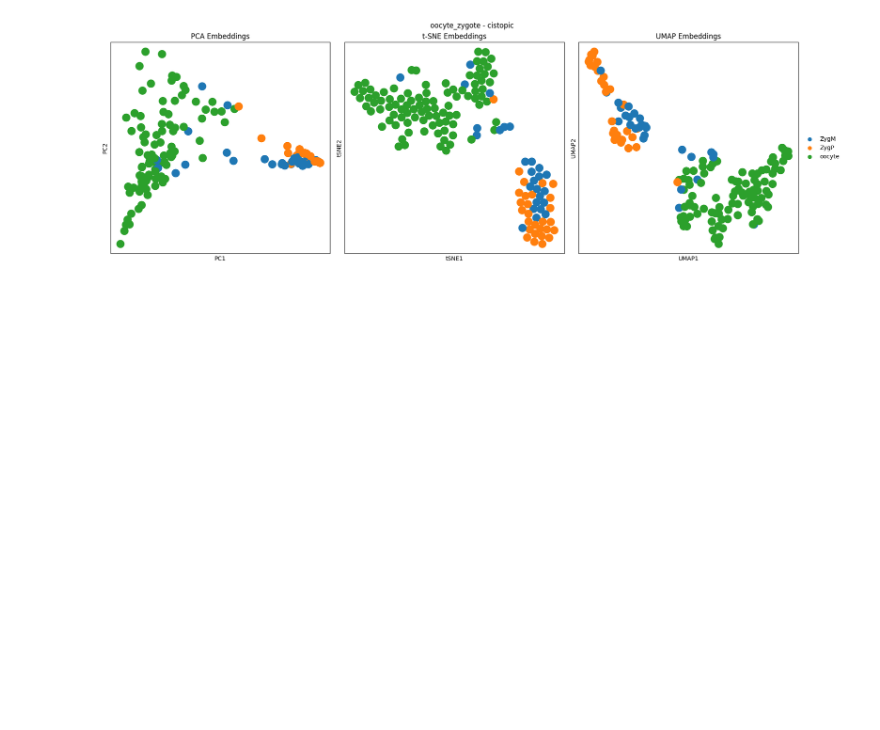
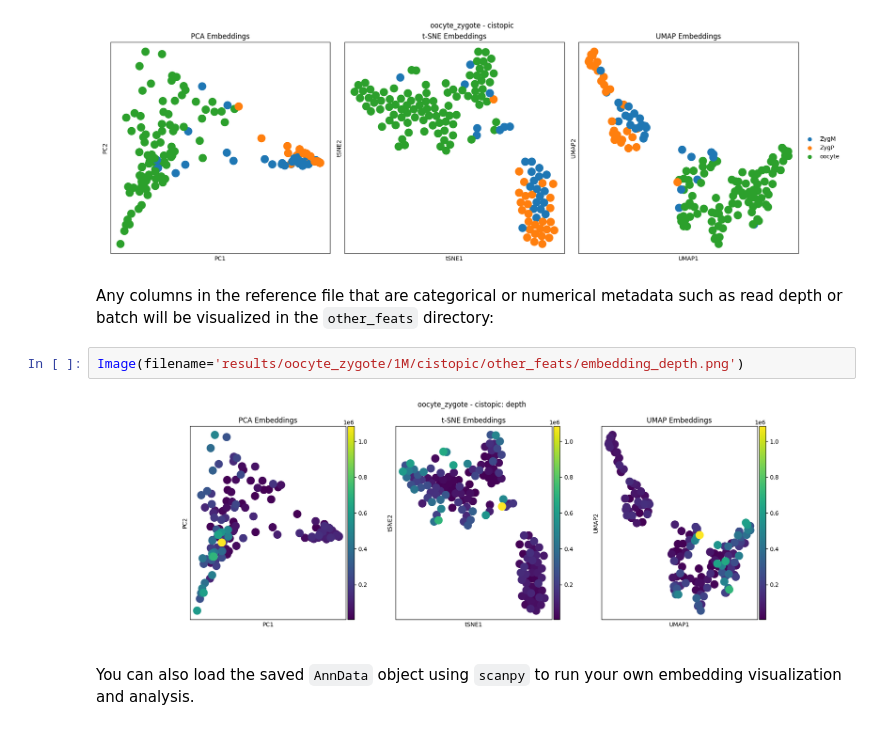
Before and after one commit to JinLabBioinfo/SCORE, a Jupyter notebook: tutorials/intro.ipynb, the cells around one changed output. Saved outputs shown, nothing was run; the diff lists cells and outputs as text; blank space fills up the shorter version.

```diff
--- a/tutorials/intro.ipynb
+++ b/tutorials/intro.ipynb
@@ -106,3 +108,11 @@ from IPython.display import Image
 Image(filename='results/oocyte_zygote/1M/cistopic/celltype_plots/embedding.png')
 # %% [output]
 [figure]
+# %% [markdown]
+Any columns in the reference file that are categorical or numerical metadata such as read depth or batch will be visualized in the `other_feats` directory:
+# %%
+Image(filename='results/oocyte_zygote/1M/cistopic/other_feats/embedding_depth.png')
+# %% [output]
+[figure, added]
+# %% [markdown]
+You can also load the saved `AnnData` object using `scanpy` to run your own embedding visualization and analysis.
```
Also changed, not shown: parts of 5 cells of this notebook.
